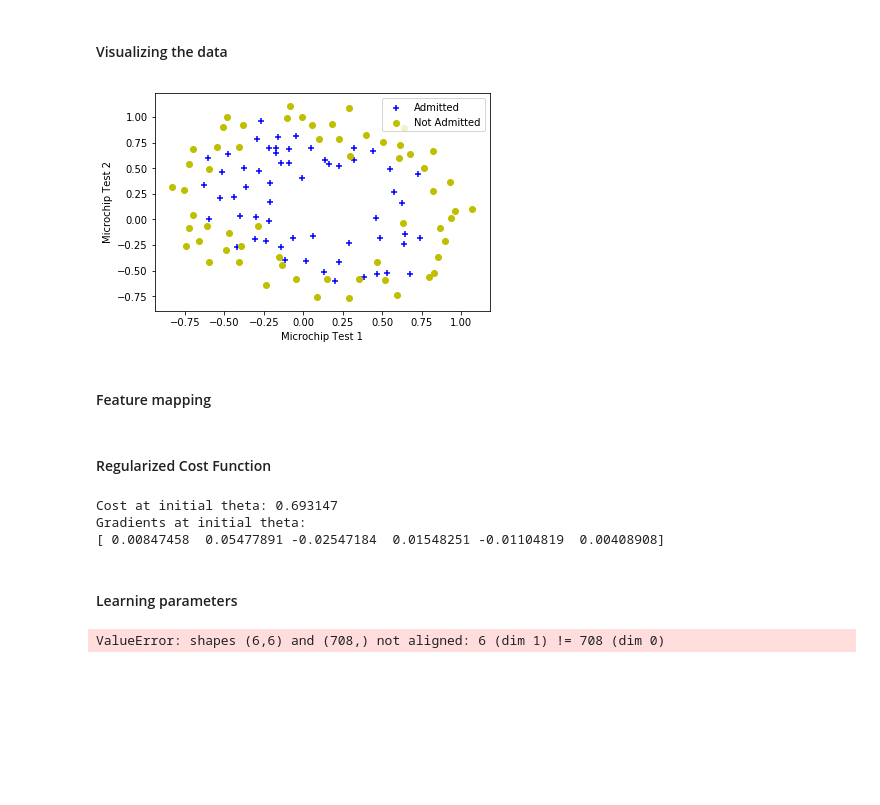
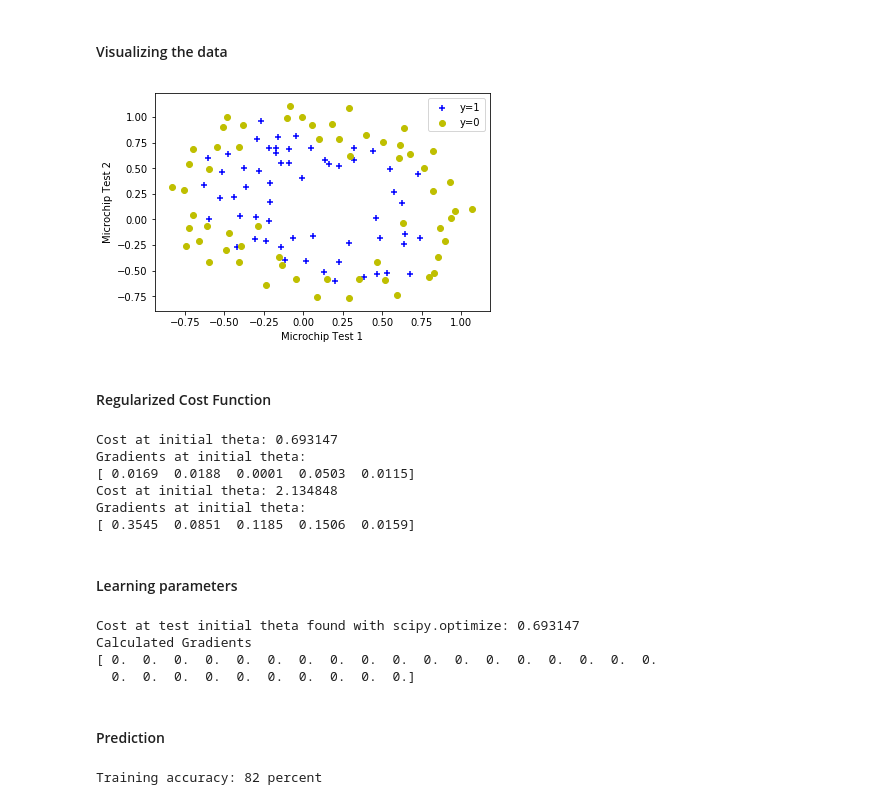
Before and after one commit to gsam1/py-ml-stanford, a Jupyter notebook: ml-ex2/Machine Learning Coursera Exercise 2 Logistic Regression.ipynb, the cells around one changed output. Saved outputs shown, nothing was run; the diff lists cells and outputs as text; code cells hidden in the pictures; blank space fills up the shorter version.

```diff
--- a/ml-ex2/Machine Learning Coursera Exercise 2 Logistic Regression.ipynb
+++ b/ml-ex2/Machine Learning Coursera Exercise 2 Logistic Regression.ipynb
@@ -24,20 +30,18 @@ m2 = len(y2)
 # %% [markdown]
 ### Initial Plot of the data
 # %%
-def plot_data(x, y, label_x, label_y):
+def plot_data(x, y, label_x, label_y, label_pos, label_neg):
     pos = np.where(y == 1)
     neg = np.where(y == 0)
 
-    plt.scatter(x[pos,0],x[pos,1], color='b', marker='+',
-                                            label='Admitted')
-    plt.scatter(x[neg,0],x[neg,1], color='y', marker='o',
-                                            label='Not Admitted')
+    plt.scatter(x[pos,0],x[pos,1], color='b', marker='+', label=label_pos) #'Admitted')
+    plt.scatter(x[neg,0],x[neg,1], color='y', marker='o', label=label_neg) #'Not Admitted')
     plt.ylabel(label_y)
     plt.xlabel(label_x)
     plt.legend(loc='upper right')
 
 
-plot_data(x1, y1, 'Exam 1 Score', 'Exam 2 Score')
+plot_data(x1, y1, 'Exam 1 Score', 'Exam 2 Score', 'Admitted', 'Not Admitted')
 plt.show()
 # %% [output]
 [figure]
@@ -140,9 +151,7 @@ Training accuracy: 89 percent
 # %% [markdown]
 #### Visualizing the data
 # %%
-plot_data(x2, y2, 'Microchip Test 1', 'Microchip Test 2')
+plot_data(x2, y2, 'Microchip Test 1', 'Microchip Test 2', 'y=1', 'y=0')
 plt.show()
 # %% [output]
-[figure, old version]
+[figure, new version]
-# %% [markdown]
-#### Feature mapping
@@ -157,38 +158,69 @@ def map_feature(xa, xb, degree):
 # %% [markdown]
 #### Regularized Cost Function
 # %%
+# Setup
+y2 = y2.reshape(y2.size, 1)
+
+# Functions
 def cost_fun_reg(theta, x, y, lamb):
     m = y.size
-    y = y.reshape(y.size, 1)
-    reg_factor = lamb / (2 * m) * np.sum(np.square(theta[1:]))
-    h = sigmoid(np.dot(x, theta))
-    J = -1. / m * (np.dot(y.T, np.log(h)) + np.dot((1-y).T,np.log(1 - h))) + reg_factor
-    reg_grad = lamb/m * np.r_[[[1]], theta[1:].reshape(-1,1)]
-    grad = 1. / m * np.dot(x.T, (h - y)) + reg_grad
+    h = sigmoid(x.dot(theta))
+    J = -1. / m * (np.log(h).T.dot(y) + np.log(1 - h).T.dot(1 - y)) + float(lamb) / (2 * m) * np.sum(np.square(theta[1:]))
 
-    return J, (grad.flatten())
+    return J
 
-xmp = map_feature(x2[:, 0], x2[:, 1], 6)
+def grad_reg(theta, x, y, lamb):
+    m = y.size
+    h = sigmoid(x.dot(theta.reshape(-1,1)))
+    reg_grad = float(lamb) / m * np.r_[[[1]], theta[1:].reshape(-1,1)]
+    grad = 1. / m * x.T.dot(h - y) + reg_grad
+
+    return (grad.flatten())
+
+## Feature mapping
+poly = PolynomialFeatures(6)
+xmp = poly.fit_transform(x2[:,0:2])
+
 initial_theta = np.zeros((xmp.shape[1],1))
-
-cost, grd = cost_fun_reg(initial_theta, xmp, y2, 1)
+cost = cost_fun_reg(initial_theta, xmp, y2, 1)
+grd = grad_reg(initial_theta, xmp, y2, 1)
 
 print 'Cost at initial theta: %f' % (cost)
 print 'Gradients at initial theta:'
-print grd
+print np.round(grd[0:5], decimals=4)
+
+test_theta = np.ones((xmp.shape[1],1))
+cost_t = cost_fun_reg(test_theta, xmp, y2, 1)
+grd_t = grad_reg(test_theta, xmp, y2, 1)
+
+print 'Cost at initial theta: %f' % (cost_t)
+print 'Gradients at initial theta:'
+print np.round(grd_t[0:5], decimals=4)
 # %% [output]
 Cost at initial theta: 0.693147
 Gradients at initial theta:
-[ 0.00847458  0.05477891 -0.02547184  0.01548251 -0.01104819  0.00408908]
+[ 0.0169  0.0188  0.0001  0.0503  0.0115]
+Cost at initial theta: 2.134848
+Gradients at initial theta:
+[ 0.3545  0.0851  0.1185  0.1506  0.0159]
 # %% [markdown]
 #### Learning parameters
 # %%
-opt_reg = minimize(cost_fun_reg, initial_theta, args=(xmp,y2,1), method=None,
-                                    jac=True, options = {'maxiter':400})
+opt_reg = minimize(cost_fun_reg, initial_theta, args=(xmp,y2,100), method=None, jac=grad_reg, options = {'maxiter':3000})
 
 theta_optr = opt_reg.x
 print "Cost at test initial theta found with scipy.optimize: %f" % opt_reg.fun
 print "Calculated Gradients"
 print theta_optr
 # %% [output]
-ValueError: shapes (6,6) and (708,) not aligned: 6 (dim 1) != 708 (dim 0)
+Cost at test initial theta found with scipy.optimize: 0.693147
+Calculated Gradients
+[ 0.  0.  0.  0.  0.  0.  0.  0.  0.  0.  0.  0.  0.  0.  0.  0.  0.  0.
+  0.  0.  0.  0.  0.  0.  0.  0.  0.  0.]
+# %% [markdown]
+#### Prediction
+# %%
+p = predict(theta_optr, xmp)
+print 'Training accuracy: %d percent' % ((p == y2.ravel()).astype(np.int).mean()*100)
+# %% [output]
+Training accuracy: 82 percent
```
Also changed, not shown: parts of 15 cells of this notebook.
